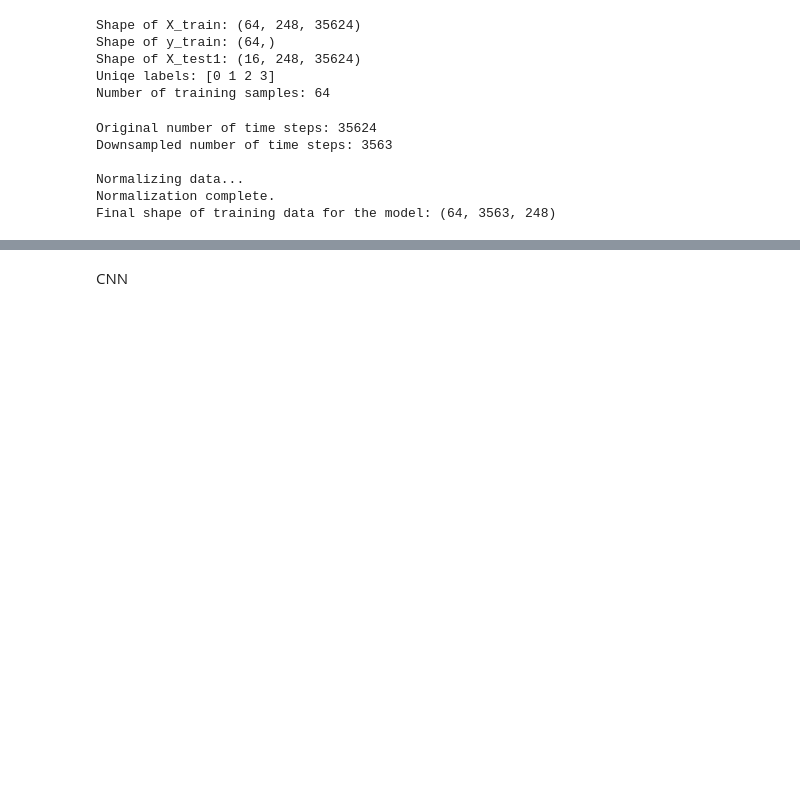
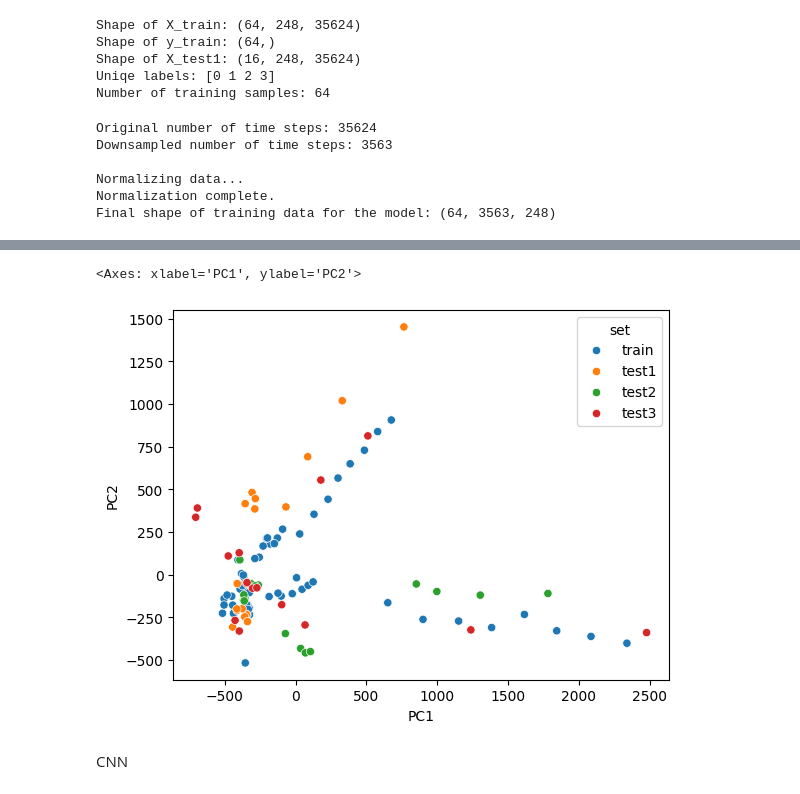
Before and after one commit to Lou1108/DeepLearning, a Jupyter notebook: Assignment2/Simplified_layers_meg_prediction.ipynb, the cells around one changed output, grey strips where cells are left out. Saved outputs shown, nothing was run; the diff lists cells and outputs as text; code cells hidden in the pictures; blank space fills up the shorter version.

```diff
--- a/Assignment2/Simplified_layers_meg_prediction.ipynb
+++ b/Assignment2/Simplified_layers_meg_prediction.ipynb
@@ -595,3 +620,27 @@ Final shape of training data for the model: (64, 3563, 248)
+# %%
+from sklearn.decomposition import PCA
+from sklearn.preprocessing import StandardScaler
+
+X_all = np.concatenate([X_train_final, X_test1_final, X_test2_final, X_test3_final])
+X_all = X_all.reshape(X_all.shape[0], -1)  # flatten
+
+pca = PCA(n_components=2)
+X_pca = pca.fit_transform(StandardScaler().fit_transform(X_all))
+
+# Visualize by dataset
+import seaborn as sns
+import pandas as pd
+
+labels = (['train'] * X_train_final.shape[0] +
+          ['test1'] * X_test1_final.shape[0] +
+          ['test2'] * X_test2_final.shape[0] +
+          ['test3'] * X_test3_final.shape[0])
+
+df = pd.DataFrame({'PC1': X_pca[:, 0], 'PC2': X_pca[:, 1], 'set': labels})
+sns.scatterplot(data=df, x='PC1', y='PC2', hue='set')
+# %% [output]
+<Axes: xlabel='PC1', ylabel='PC2'>
+[figure, added]
 # %% [markdown]
 CNN
 # %%
```
Also changed, not shown: parts of 34 cells of this notebook.
